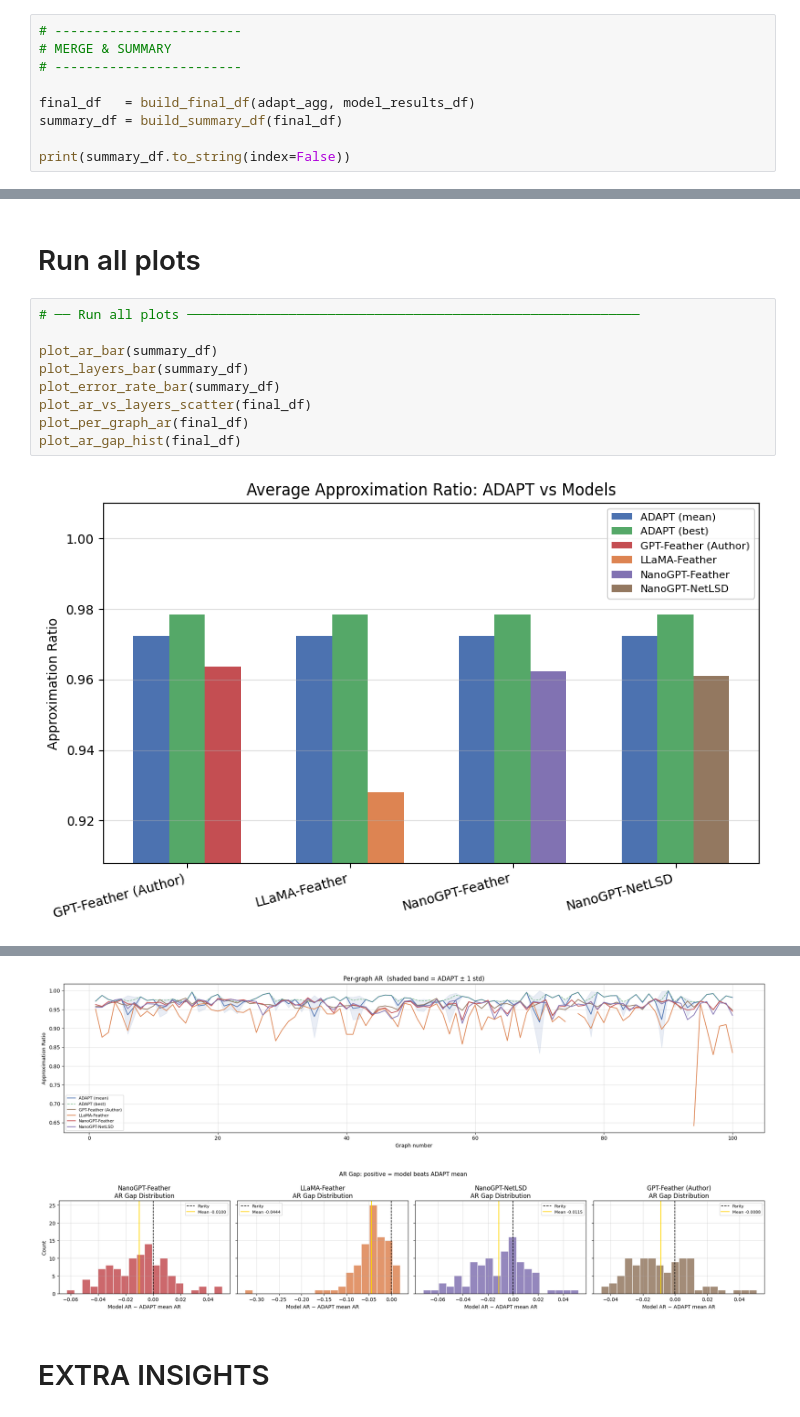
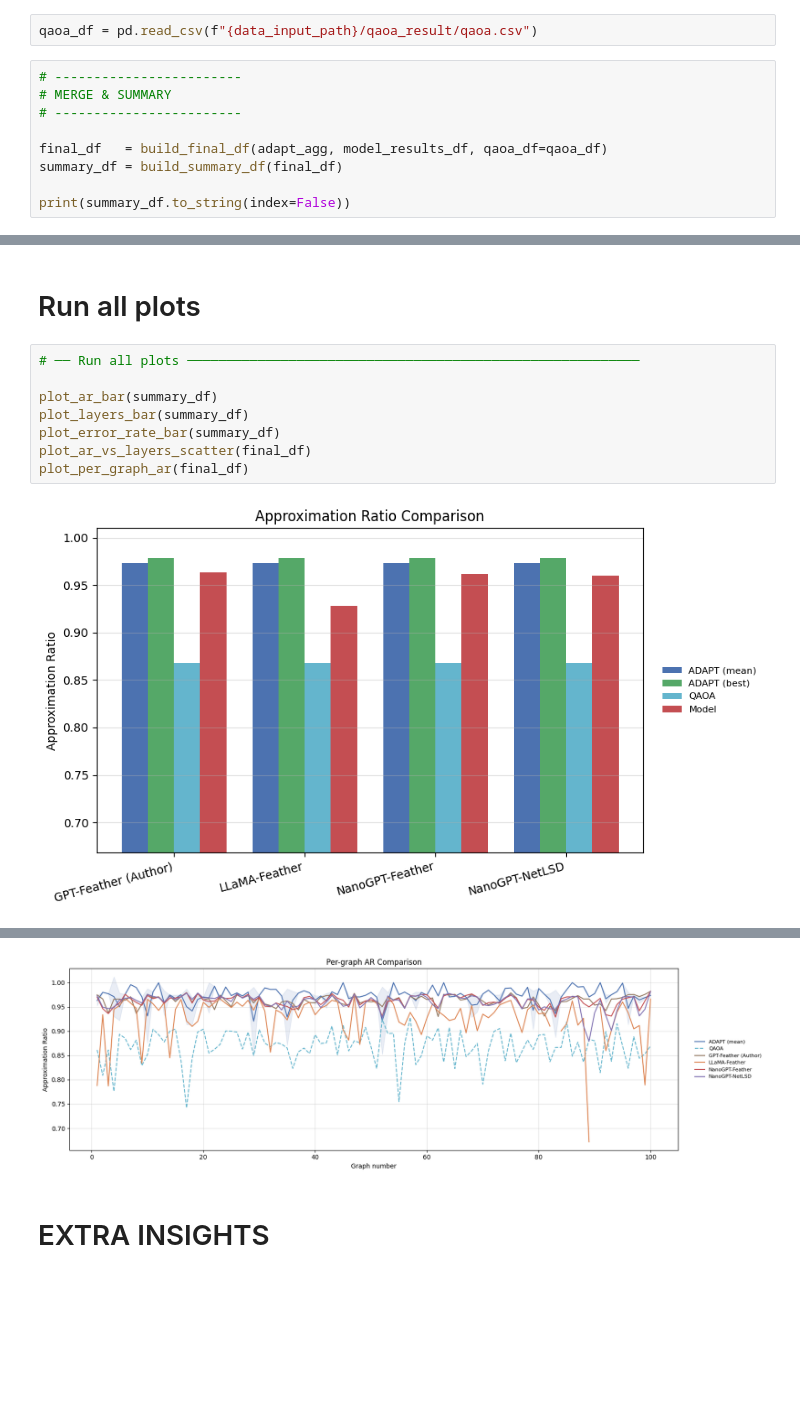
Before and after one commit to mrzaizai2k/Adapt-LLM, a Jupyter notebook: Adapt_llm_comparision.ipynb, the cells around one changed output, grey strips where cells are left out. Drawn from its saved outputs; the diff is of its cells as text; blank space fills up the shorter version.

Commit message:
replots qaoa result

```diff
--- a/Adapt_llm_comparision.ipynb
+++ b/Adapt_llm_comparision.ipynb
@@ -233,9 +224,11 @@ model_results_df.head()
+# %%
+qaoa_df = pd.read_csv(f"{data_input_path}/qaoa_result/qaoa.csv")
 # %%
 # ------------------------
 # MERGE & SUMMARY
 # ------------------------
 
-final_df   = build_final_df(adapt_agg, model_results_df)
+final_df   = build_final_df(adapt_agg, model_results_df, qaoa_df=qaoa_df)
 summary_df = build_summary_df(final_df)
 
 print(summary_df.to_string(index=False))
@@ -458,11 +446,10 @@ def plot_ar_gap_hist(final_df):
 # %%
 # ── Run all plots ──────────────────────────────────────────────────────────
 
 plot_ar_bar(summary_df)
 plot_layers_bar(summary_df)
 plot_error_rate_bar(summary_df)
 plot_ar_vs_layers_scatter(final_df)
 plot_per_graph_ar(final_df)
-plot_ar_gap_hist(final_df)
 # %% [output]
-[figure, old version]
+[figure, new version]
@@ -472,5 +459,4 @@ plot_ar_gap_hist(final_df)
-[figure, old version]
+[figure, new version]
-[figure, removed]
 # %% [markdown]
 # EXTRA INSIGHTS
 # %%
```
Also changed, not shown: parts of 13 cells of this notebook, 2 other files.
